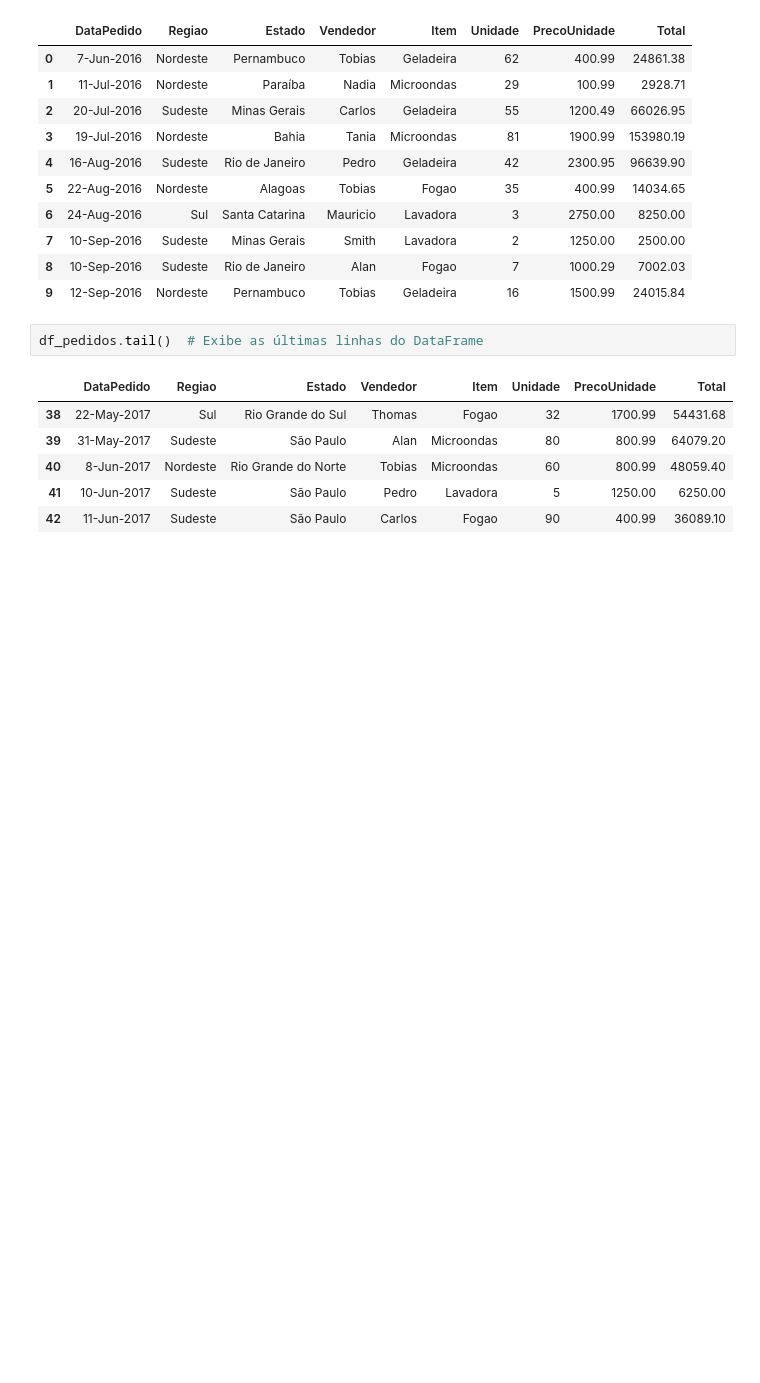
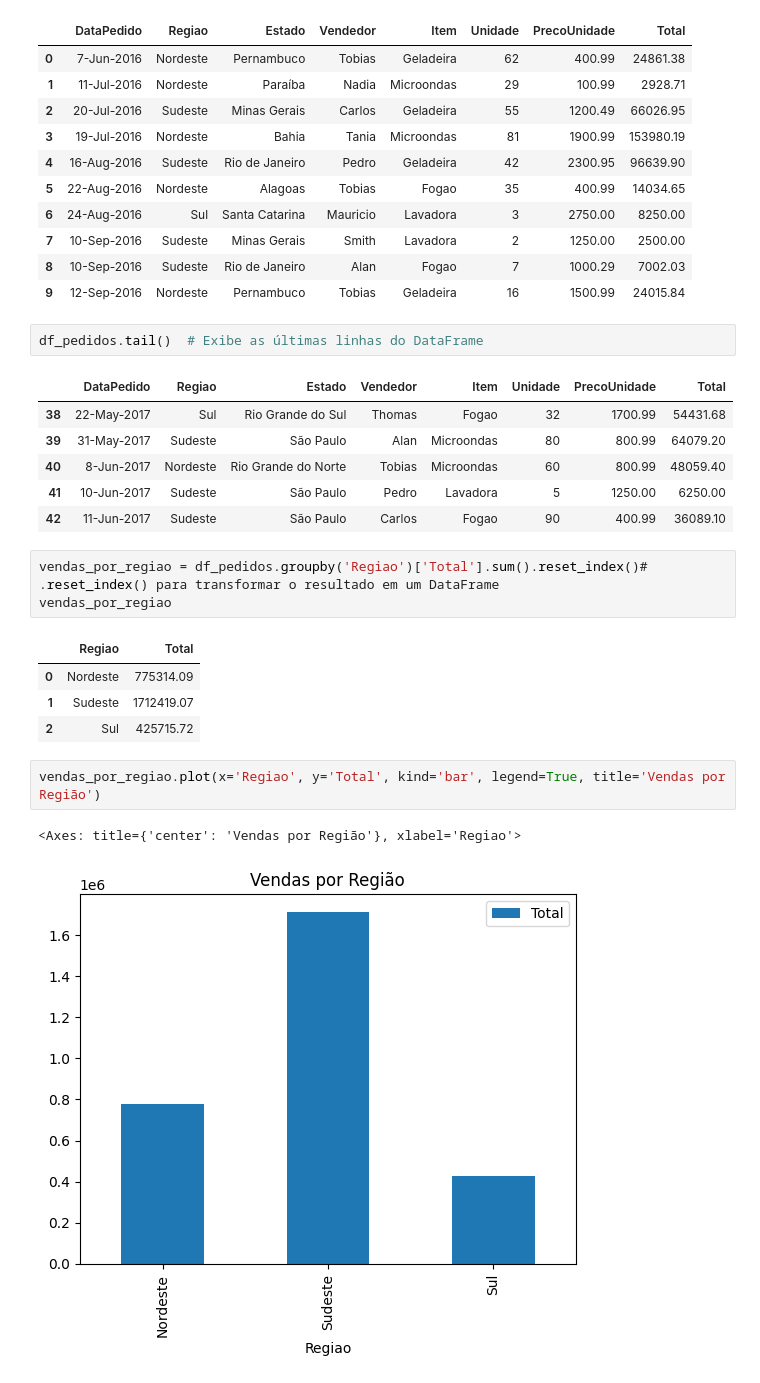
Before and after one commit to antoniofantoni/curso_python_udemy_2025, a Jupyter notebook: pandas/dados.ipynb, the cells around one changed output. Cells and saved outputs as stored; diff of their text form; blank space fills up the shorter version.

```diff
--- a/pandas/dados.ipynb
+++ b/pandas/dados.ipynb
@@ -98,3 +98,16 @@ df_pedidos.tail()  # Exibe as últimas linhas do DataFrame
 | 40 | 8-Jun-2017 | Nordeste | Rio Grande do Norte | Tobias | Microondas | 60 | 800.99 | 48059.40 |
 | 41 | 10-Jun-2017 | Sudeste | São Paulo | Pedro | Lavadora | 5 | 1250.00 | 6250.00 |
 | 42 | 11-Jun-2017 | Sudeste | São Paulo | Carlos | Fogao | 90 | 400.99 | 36089.10 |
+# %%
+vendas_por_regiao = df_pedidos.groupby('Regiao')['Total'].sum().reset_index()# .reset_index() para transformar o resultado em um DataFrame
+vendas_por_regiao
+# %% [output]
+|  | Regiao | Total |
+| 0 | Nordeste | 775314.09 |
+| 1 | Sudeste | 1712419.07 |
+| 2 | Sul | 425715.72 |
+# %%
+vendas_por_regiao.plot(x='Regiao', y='Total', kind='bar', legend=True, title='Vendas por Região')
+# %% [output]
+<Axes: title={'center': 'Vendas por Região'}, xlabel='Regiao'>
+[figure, added]
```
Also changed, not shown: parts of 2 cells of this notebook, 1 other file.
